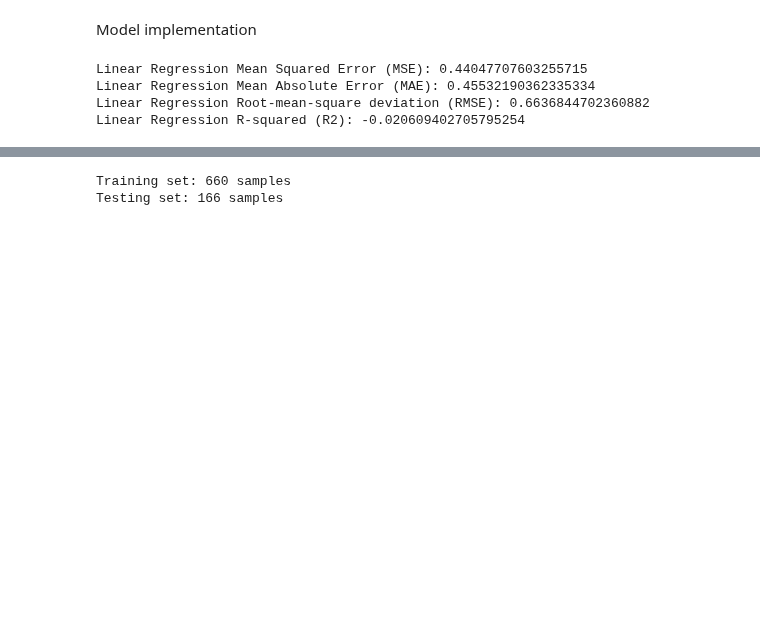
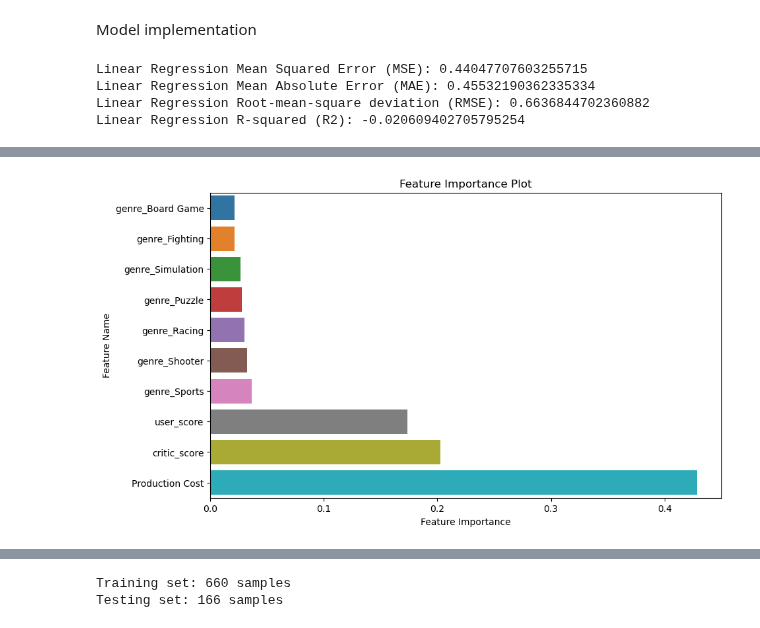
Before and after one commit to wd686/EBAC, a Jupyter notebook: Modelling/RevenuePrediction_wd.ipynb, the cells around one changed output, grey strips where cells are left out. Saved outputs shown, nothing was run; the diff lists cells and outputs as text; code cells hidden in the pictures; blank space fills up the shorter version.

```diff
--- a/Modelling/RevenuePrediction_wd.ipynb
+++ b/Modelling/RevenuePrediction_wd.ipynb
@@ -194,0 +312,14 @@ Hit or Miss prediction
+# %%
+if hasattr(rf_model, 'feature_importances_'):
+    feature_importances = rf_model.feature_importances_
+    feature_names = X.columns  # Replace X with your feature data
+    sorted_idx = feature_importances.argsort()
+
+    plt.figure(figsize=(10, 6))
+    sns.barplot(x=feature_importances[sorted_idx], y=feature_names[sorted_idx])
+    plt.xlabel("Feature Importance")
+    plt.ylabel("Feature Name")
+    plt.title("Feature Importance Plot")
+    plt.show()
+# %% [output]
+[figure, added]
```
Also changed, not shown: parts of 28 cells of this notebook, 8 other files.
